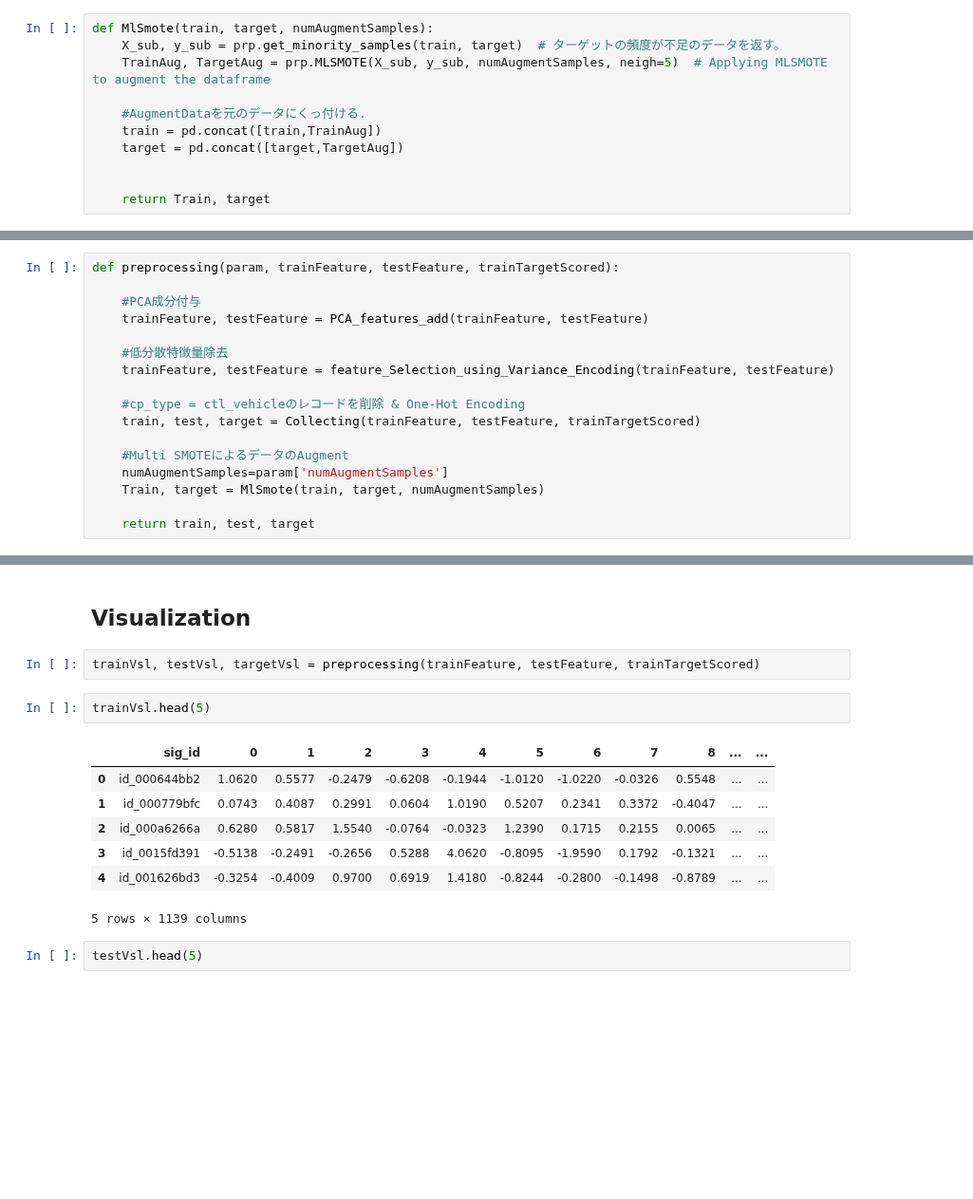
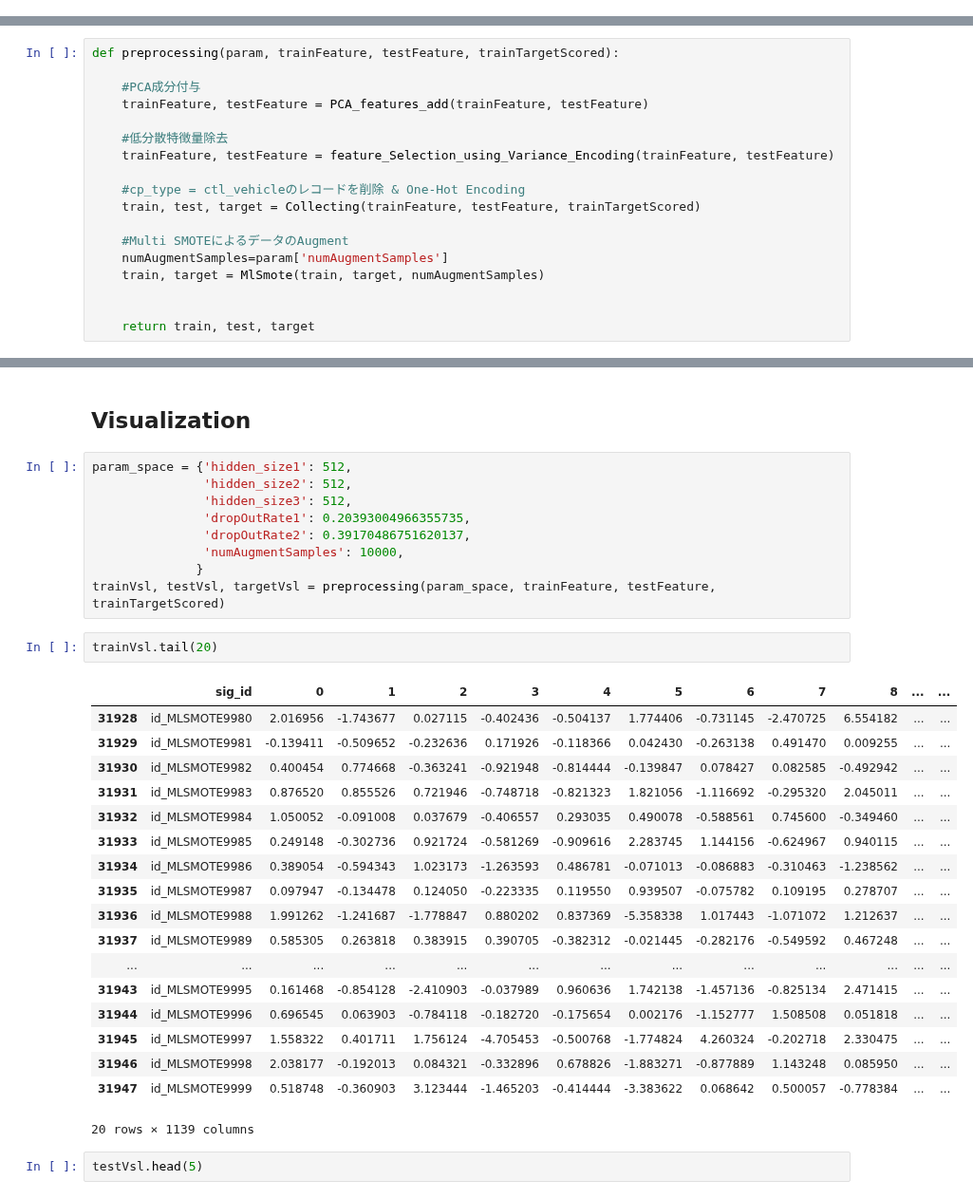
Before and after one commit to ShinAnase/MoA, a Jupyter notebook: mainPytorch.ipynb, the cells around one changed output, grey strips where cells are left out. Shown at 95% size. Drawn from its saved outputs; the diff is of its cells as text; blank space fills up the shorter version.

```diff
--- a/mainPytorch.ipynb
+++ b/mainPytorch.ipynb
@@ -169,14 +166,3 @@ def Collecting(trainFeature, testFeature, trainTargetScored):
 ## MLSMOTE
 # %% [markdown]
 __MULTI SMOTE: 頻度の少ないターゲットに当たるTrainDataをAugumentする手法__
-# %%
-def MlSmote(train, target, numAugmentSamples):
-    X_sub, y_sub = prp.get_minority_samples(train, target)  # ターゲットの頻度が不足のデータを返す。
-    TrainAug, TargetAug = prp.MLSMOTE(X_sub, y_sub, numAugmentSamples, neigh=5)  # Applying MLSMOTE to augment the dataframe
-
-    #AugmentDataを元のデータにくっ付ける.
-    train = pd.concat([train,TrainAug])
-    target = pd.concat([target,TargetAug])
-
-
-    return Train, target
@@ -196,7 +214,8 @@ def preprocessing(param, trainFeature, testFeature, trainTargetScored):
 
     #Multi SMOTEによるデータのAugment
     numAugmentSamples=param['numAugmentSamples']
-    Train, target = MlSmote(train, target, numAugmentSamples)
+    train, target = MlSmote(train, target, numAugmentSamples)
+
 
     return train, test, target
 # %% [markdown]
@@ -223,17 +223,35 @@ trainVsl
 # %% [markdown]
 ## Visualization
-# %%
-trainVsl, testVsl, targetVsl = preprocessing(trainFeature, testFeature, trainTargetScored)
-# %%
-trainVsl.head(5)
-# %% [output]
-|  | sig_id | 0 | 1 | 2 | 3 | 4 | 5 | 6 | 7 | 8 | ... | ... |
-| 0 | id_000644bb2 | 1.0620 | 0.5577 | -0.2479 | -0.6208 | -0.1944 | -1.0120 | -1.0220 | -0.0326 | 0.5548 | ... | ... |
-| 1 | id_000779bfc | 0.0743 | 0.4087 | 0.2991 | 0.0604 | 1.0190 | 0.5207 | 0.2341 | 0.3372 | -0.4047 | ... | ... |
-| 2 | id_000a6266a | 0.6280 | 0.5817 | 1.5540 | -0.0764 | -0.0323 | 1.2390 | 0.1715 | 0.2155 | 0.0065 | ... | ... |
-| 3 | id_0015fd391 | -0.5138 | -0.2491 | -0.2656 | 0.5288 | 4.0620 | -0.8095 | -1.9590 | 0.1792 | -0.1321 | ... | ... |
-| 4 | id_001626bd3 | -0.3254 | -0.4009 | 0.9700 | 0.6919 | 1.4180 | -0.8244 | -0.2800 | -0.1498 | -0.8789 | ... | ... |
-5 rows × 1139 columns
+# %%
+param_space = {'hidden_size1': 512,
+               'hidden_size2': 512,
+               'hidden_size3': 512,
+               'dropOutRate1': 0.20393004966355735,
+               'dropOutRate2': 0.39170486751620137,
+               'numAugmentSamples': 10000,
+              }
+trainVsl, testVsl, targetVsl = preprocessing(param_space, trainFeature, testFeature, trainTargetScored)
+# %%
+trainVsl.tail(20)
+# %% [output]
+|  | sig_id | 0 | 1 | 2 | 3 | 4 | 5 | 6 | 7 | 8 | ... | ... |
+| 31928 | id_MLSMOTE9980 | 2.016956 | -1.743677 | 0.027115 | -0.402436 | -0.504137 | 1.774406 | -0.731145 | -2.470725 | 6.554182 | ... | ... |
+| 31929 | id_MLSMOTE9981 | -0.139411 | -0.509652 | -0.232636 | 0.171926 | -0.118366 | 0.042430 | -0.263138 | 0.491470 | 0.009255 | ... | ... |
+| 31930 | id_MLSMOTE9982 | 0.400454 | 0.774668 | -0.363241 | -0.921948 | -0.814444 | -0.139847 | 0.078427 | 0.082585 | -0.492942 | ... | ... |
+| 31931 | id_MLSMOTE9983 | 0.876520 | 0.855526 | 0.721946 | -0.748718 | -0.821323 | 1.821056 | -1.116692 | -0.295320 | 2.045011 | ... | ... |
+| 31932 | id_MLSMOTE9984 | 1.050052 | -0.091008 | 0.037679 | -0.406557 | 0.293035 | 0.490078 | -0.588561 | 0.745600 | -0.349460 | ... | ... |
+| 31933 | id_MLSMOTE9985 | 0.249148 | -0.302736 | 0.921724 | -0.581269 | -0.909616 | 2.283745 | 1.144156 | -0.624967 | 0.940115 | ... | ... |
+| 31934 | id_MLSMOTE9986 | 0.389054 | -0.594343 | 1.023173 | -1.263593 | 0.486781 | -0.071013 | -0.086883 | -0.310463 | -1.238562 | ... | ... |
+| 31935 | id_MLSMOTE9987 | 0.097947 | -0.134478 | 0.124050 | -0.223335 | 0.119550 | 0.939507 | -0.075782 | 0.109195 | 0.278707 | ... | ... |
+| 31936 | id_MLSMOTE9988 | 1.991262 | -1.241687 | -1.778847 | 0.880202 | 0.837369 | -5.358338 | 1.017443 | -1.071072 | 1.212637 | ... | ... |
+| 31937 | id_MLSMOTE9989 | 0.585305 | 0.263818 | 0.383915 | 0.390705 | -0.382312 | -0.021445 | -0.282176 | -0.549592 | 0.467248 | ... | ... |
+| ... | ... | ... | ... | ... | ... | ... | ... | ... | ... | ... | ... | ... |
+| 31943 | id_MLSMOTE9995 | 0.161468 | -0.854128 | -2.410903 | -0.037989 | 0.960636 | 1.742138 | -1.457136 | -0.825134 | 2.471415 | ... | ... |
+| 31944 | id_MLSMOTE9996 | 0.696545 | 0.063903 | -0.784118 | -0.182720 | -0.175654 | 0.002176 | -1.152777 | 1.508508 | 0.051818 | ... | ... |
+| 31945 | id_MLSMOTE9997 | 1.558322 | 0.401711 | 1.756124 | -4.705453 | -0.500768 | -1.774824 | 4.260324 | -0.202718 | 2.330475 | ... | ... |
+| 31946 | id_MLSMOTE9998 | 2.038177 | -0.192013 | 0.084321 | -0.332896 | 0.678826 | -1.883271 | -0.877889 | 1.143248 | 0.085950 | ... | ... |
+| 31947 | id_MLSMOTE9999 | 0.518748 | -0.360903 | 3.123444 | -1.465203 | -0.414444 | -3.383622 | 0.068642 | 0.500057 | -0.778384 | ... | ... |
+20 rows × 1139 columns
 # %%
 testVsl.head(5)
 # %% [output]
```
Also changed, not shown: parts of 7 cells of this notebook, 1 other file.
